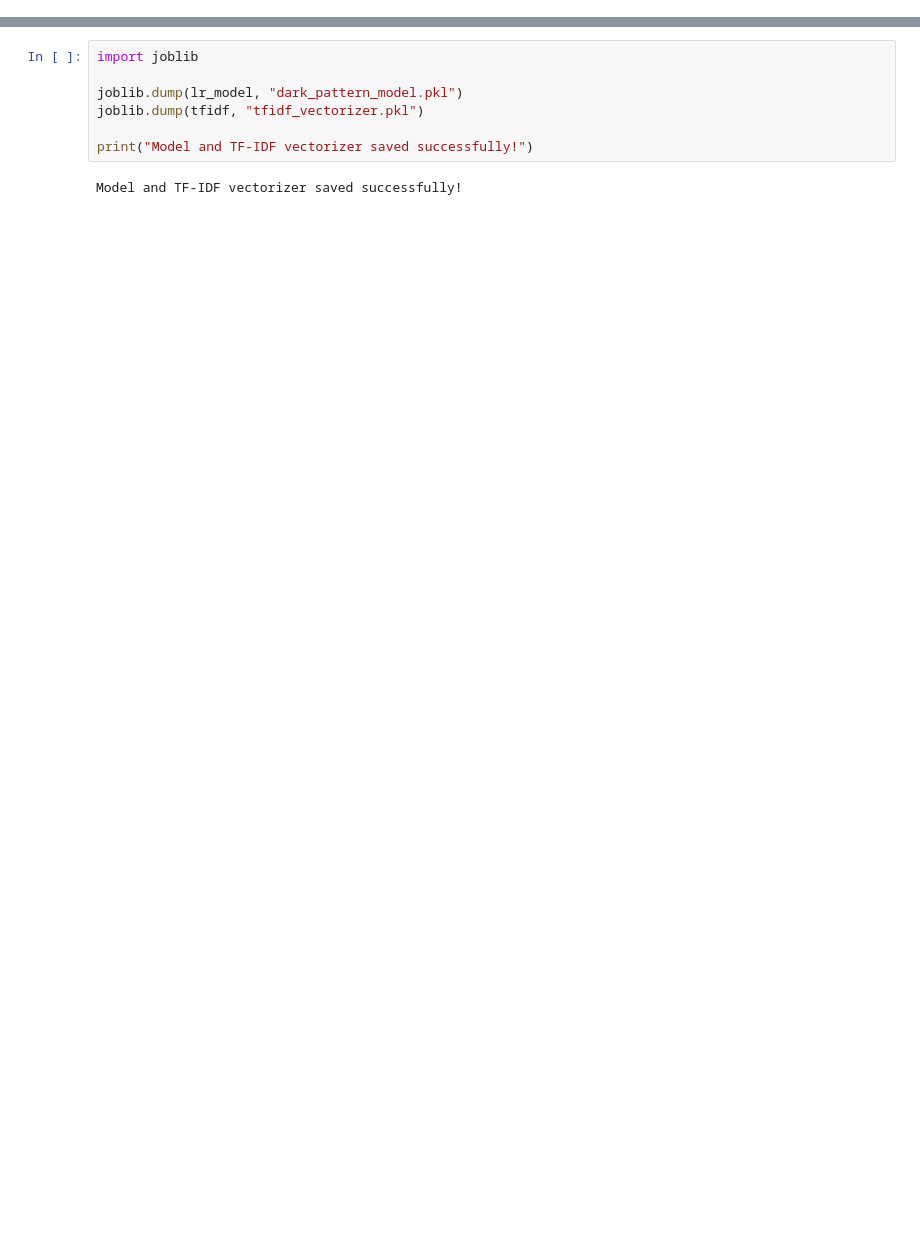
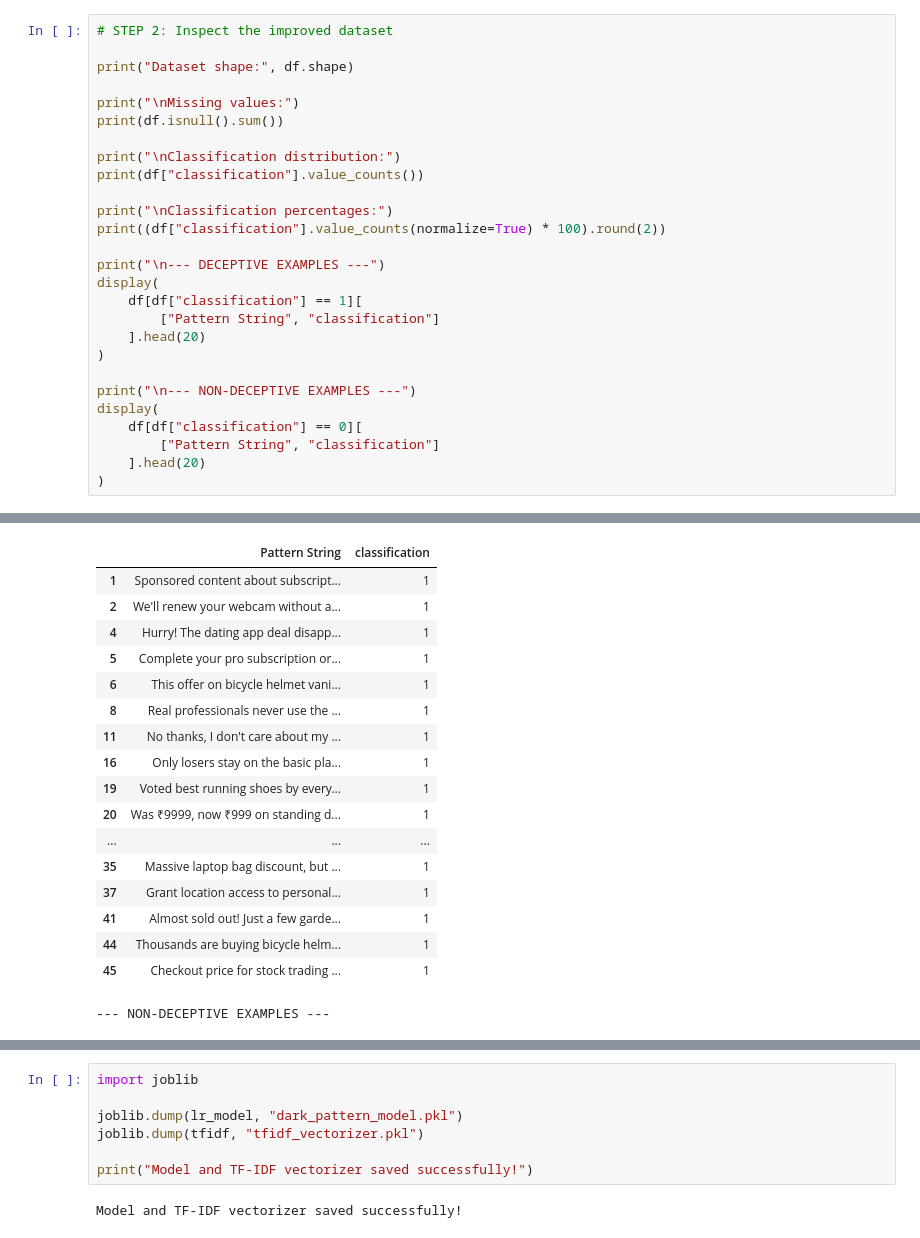
Before and after one commit to Sumanth-poojaryNitte/dark-pattern-classifier, a Jupyter notebook: AI-Powered _Dark Pattern_ Text Classifier.ipynb, the cells around one changed output, grey strips where cells are left out. Drawn from its saved outputs; the diff is of its cells as text; blank space fills up the shorter version.

```diff
--- a/AI-Powered _Dark Pattern_ Text Classifier.ipynb
+++ b/AI-Powered _Dark Pattern_ Text Classifier.ipynb
@@ -61,0 +108,28 @@ First 5 rows:
+# %%
+# STEP 2: Inspect the improved dataset
+
+print("Dataset shape:", df.shape)
+
+print("\nMissing values:")
+print(df.isnull().sum())
+
+print("\nClassification distribution:")
+print(df["classification"].value_counts())
+
+print("\nClassification percentages:")
+print((df["classification"].value_counts(normalize=True) * 100).round(2))
+
+print("\n--- DECEPTIVE EXAMPLES ---")
+display(
+    df[df["classification"] == 1][
+        ["Pattern String", "classification"]
+    ].head(20)
+)
+
+print("\n--- NON-DECEPTIVE EXAMPLES ---")
+display(
+    df[df["classification"] == 0][
+        ["Pattern String", "classification"]
+    ].head(20)
+)
+# %% [output]
@@ -61,0 +156,18 @@ First 5 rows:
+|  | Pattern String | classification |
+| 1 | Sponsored content about subscript... | 1 |
+| 2 | We'll renew your webcam without a... | 1 |
+| 4 | Hurry! The dating app deal disapp... | 1 |
+| 5 | Complete your pro subscription or... | 1 |
+| 6 | This offer on bicycle helmet vani... | 1 |
+| 8 | Real professionals never use the ... | 1 |
+| 11 | No thanks, I don't care about my ... | 1 |
+| 16 | Only losers stay on the basic pla... | 1 |
+| 19 | Voted best running shoes by every... | 1 |
+| 20 | Was ₹9999, now ₹999 on standing d... | 1 |
+| ... | ... | ... |
+| 35 | Massive laptop bag discount, but ... | 1 |
+| 37 | Grant location access to personal... | 1 |
+| 41 | Almost sold out! Just a few garde... | 1 |
+| 44 | Thousands are buying bicycle helm... | 1 |
+| 45 | Checkout price for stock trading ... | 1 |
+--- NON-DECEPTIVE EXAMPLES ---
```
Also changed, not shown: parts of 62 cells of this notebook, 7 other files.
